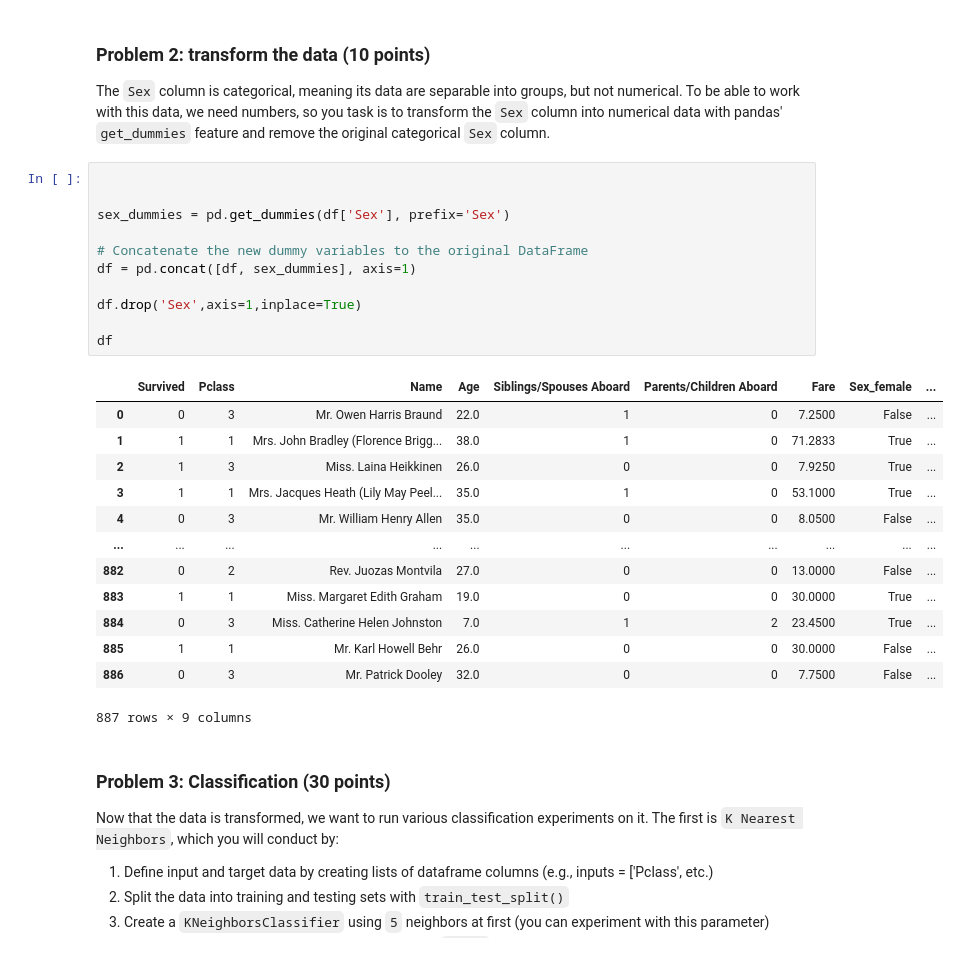
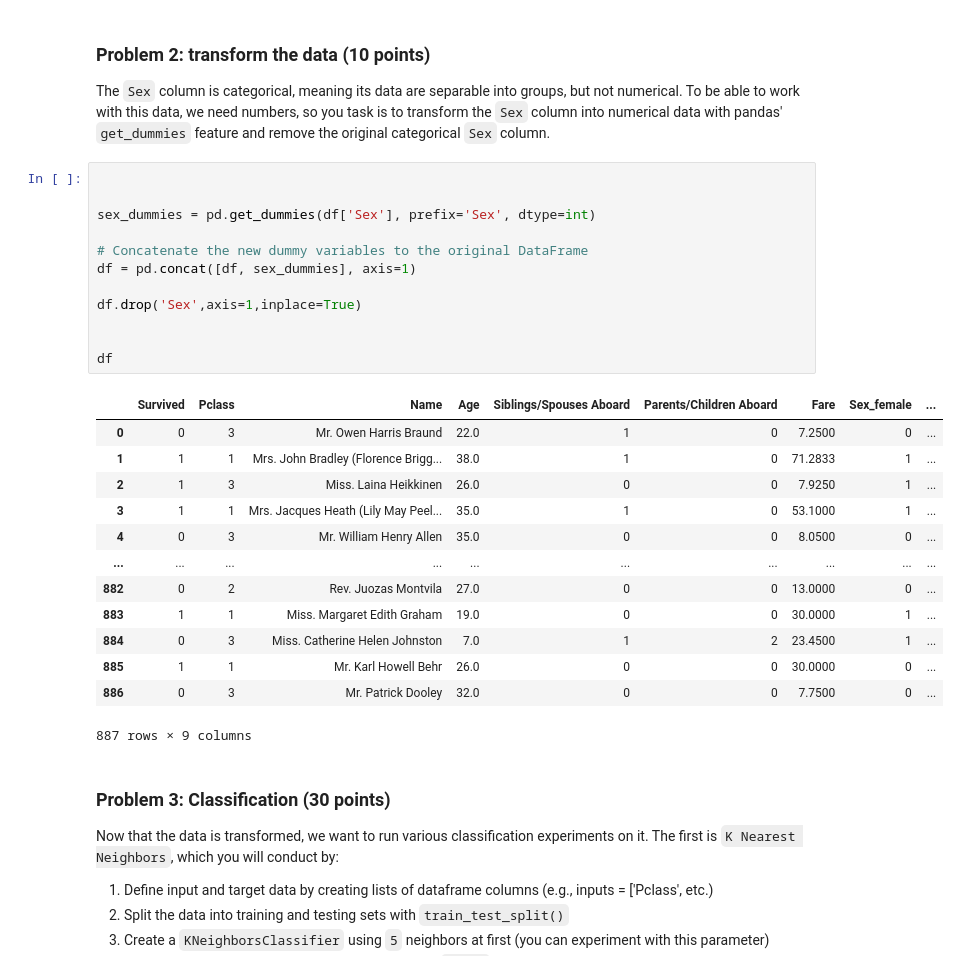
Before and after one commit to jaredandreatta/MinesProjects, a Jupyter notebook: Project-5/Project-5.ipynb, the cells around one changed output. Saved outputs shown, nothing was run; the diff lists cells and outputs as text.

```diff
--- a/Project-5/Project-5.ipynb
+++ b/Project-5/Project-5.ipynb
@@ -201,27 +201,28 @@ The `Sex` column is categorical, meaning its data are separable into groups, but
 # %%
 
 
-sex_dummies = pd.get_dummies(df['Sex'], prefix='Sex')
+sex_dummies = pd.get_dummies(df['Sex'], prefix='Sex', dtype=int)
 
 # Concatenate the new dummy variables to the original DataFrame
 df = pd.concat([df, sex_dummies], axis=1)
 
 df.drop('Sex',axis=1,inplace=True)
 
+
 df
 # %% [output]
 |  | Survived | Pclass | Name | Age | Siblings/Spouses Aboard | Parents/Children Aboard | Fare | Sex_female | ... |
-| 0 | 0 | 3 | Mr. Owen Harris Braund | 22.0 | 1 | 0 | 7.2500 | False | ... |
-| 1 | 1 | 1 | Mrs. John Bradley (Florence Brigg... | 38.0 | 1 | 0 | 71.2833 | True | ... |
-| 2 | 1 | 3 | Miss. Laina Heikkinen | 26.0 | 0 | 0 | 7.9250 | True | ... |
-| 3 | 1 | 1 | Mrs. Jacques Heath (Lily May Peel... | 35.0 | 1 | 0 | 53.1000 | True | ... |
-| 4 | 0 | 3 | Mr. William Henry Allen | 35.0 | 0 | 0 | 8.0500 | False | ... |
+| 0 | 0 | 3 | Mr. Owen Harris Braund | 22.0 | 1 | 0 | 7.2500 | 0 | ... |
+| 1 | 1 | 1 | Mrs. John Bradley (Florence Brigg... | 38.0 | 1 | 0 | 71.2833 | 1 | ... |
+| 2 | 1 | 3 | Miss. Laina Heikkinen | 26.0 | 0 | 0 | 7.9250 | 1 | ... |
+| 3 | 1 | 1 | Mrs. Jacques Heath (Lily May Peel... | 35.0 | 1 | 0 | 53.1000 | 1 | ... |
+| 4 | 0 | 3 | Mr. William Henry Allen | 35.0 | 0 | 0 | 8.0500 | 0 | ... |
 | ... | ... | ... | ... | ... | ... | ... | ... | ... | ... |
-| 882 | 0 | 2 | Rev. Juozas Montvila | 27.0 | 0 | 0 | 13.0000 | False | ... |
-| 883 | 1 | 1 | Miss. Margaret Edith Graham | 19.0 | 0 | 0 | 30.0000 | True | ... |
-| 884 | 0 | 3 | Miss. Catherine Helen Johnston | 7.0 | 1 | 2 | 23.4500 | True | ... |
-| 885 | 1 | 1 | Mr. Karl Howell Behr | 26.0 | 0 | 0 | 30.0000 | False | ... |
-| 886 | 0 | 3 | Mr. Patrick Dooley | 32.0 | 0 | 0 | 7.7500 | False | ... |
+| 882 | 0 | 2 | Rev. Juozas Montvila | 27.0 | 0 | 0 | 13.0000 | 0 | ... |
+| 883 | 1 | 1 | Miss. Margaret Edith Graham | 19.0 | 0 | 0 | 30.0000 | 1 | ... |
+| 884 | 0 | 3 | Miss. Catherine Helen Johnston | 7.0 | 1 | 2 | 23.4500 | 1 | ... |
+| 885 | 1 | 1 | Mr. Karl Howell Behr | 26.0 | 0 | 0 | 30.0000 | 0 | ... |
+| 886 | 0 | 3 | Mr. Patrick Dooley | 32.0 | 0 | 0 | 7.7500 | 0 | ... |
 887 rows × 9 columns
 # %% [markdown]
 ### Problem 3: Classification (30 points)
```
Also changed, not shown: parts of 6 cells of this notebook.
